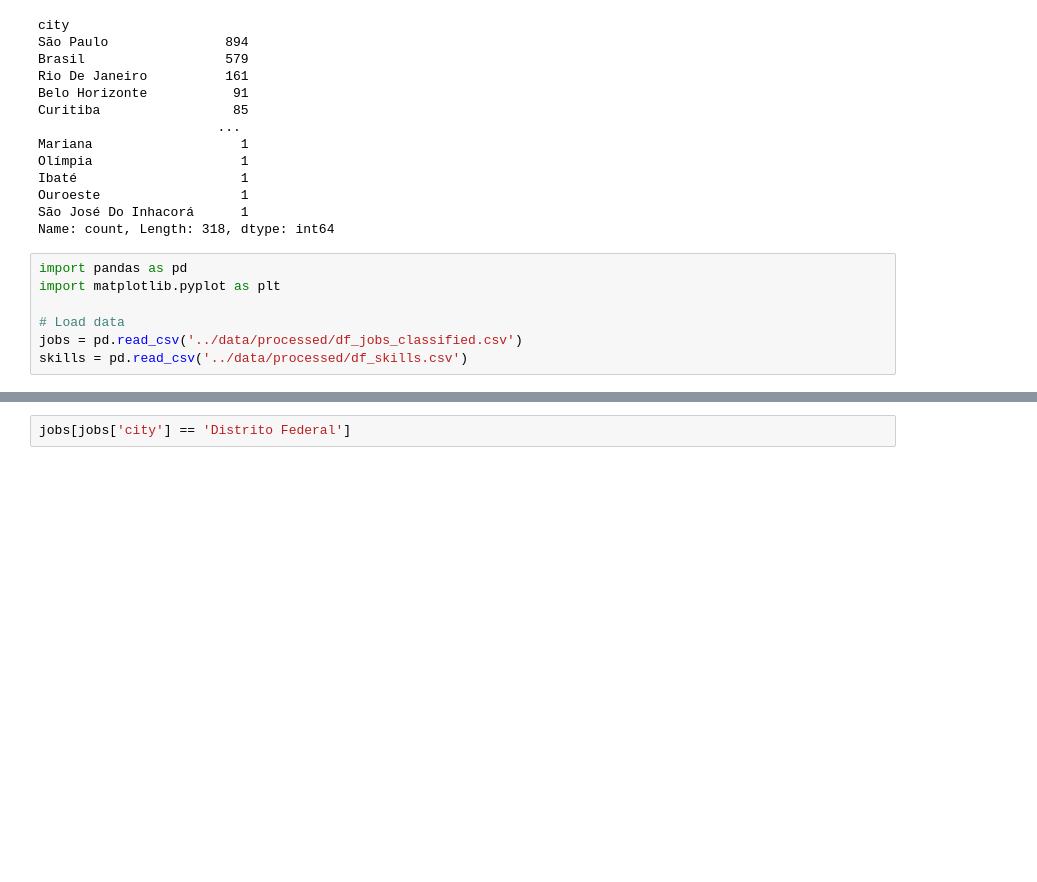
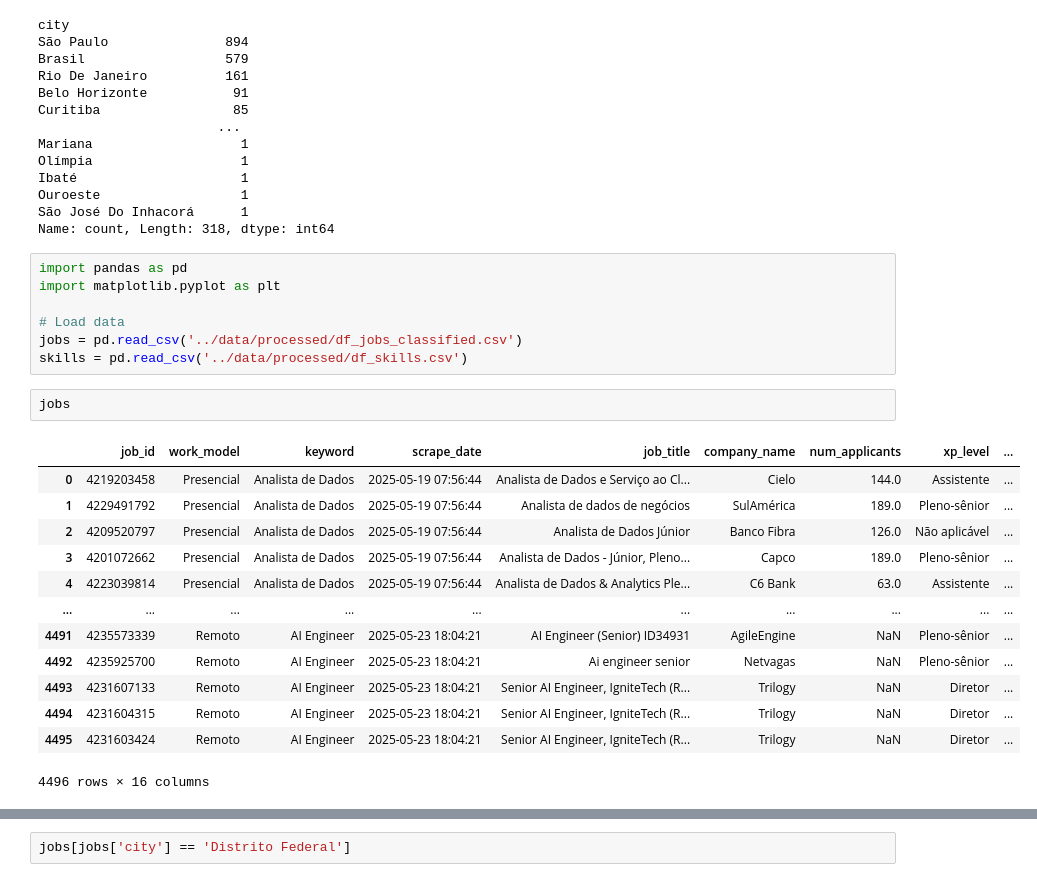
Before and after one commit to amaurineo/linkedin_jobs_analysis, a Jupyter notebook: notebooks/eda.ipynb, the cells around one changed output, grey strips where cells are left out. Drawn from its saved outputs; the diff is of its cells as text; blank space fills up the shorter version.

```diff
--- a/notebooks/eda.ipynb
+++ b/notebooks/eda.ipynb
@@ -70,3 +70,19 @@ import matplotlib.pyplot as plt
 # Load data
 jobs = pd.read_csv('../data/processed/df_jobs_classified.csv')
 skills = pd.read_csv('../data/processed/df_skills.csv')
+# %%
+jobs
+# %% [output]
+|  | job_id | work_model | keyword | scrape_date | job_title | company_name | num_applicants | xp_level | ... |
+| 0 | 4219203458 | Presencial | Analista de Dados | 2025-05-19 07:56:44 | Analista de Dados e Serviço ao Cl... | Cielo | 144.0 | Assistente | ... |
+| 1 | 4229491792 | Presencial | Analista de Dados | 2025-05-19 07:56:44 | Analista de dados de negócios | SulAmérica | 189.0 | Pleno-sênior | ... |
+| 2 | 4209520797 | Presencial | Analista de Dados | 2025-05-19 07:56:44 | Analista de Dados Júnior | Banco Fibra | 126.0 | Não aplicável | ... |
+| 3 | 4201072662 | Presencial | Analista de Dados | 2025-05-19 07:56:44 | Analista de Dados - Júnior, Pleno... | Capco | 189.0 | Pleno-sênior | ... |
+| 4 | 4223039814 | Presencial | Analista de Dados | 2025-05-19 07:56:44 | Analista de Dados & Analytics Ple... | C6 Bank | 63.0 | Assistente | ... |
+| ... | ... | ... | ... | ... | ... | ... | ... | ... | ... |
+| 4491 | 4235573339 | Remoto | AI Engineer | 2025-05-23 18:04:21 | AI Engineer (Senior) ID34931 | AgileEngine | NaN | Pleno-sênior | ... |
+| 4492 | 4235925700 | Remoto | AI Engineer | 2025-05-23 18:04:21 | Ai engineer senior | Netvagas | NaN | Pleno-sênior | ... |
+| 4493 | 4231607133 | Remoto | AI Engineer | 2025-05-23 18:04:21 | Senior AI Engineer, IgniteTech (R... | Trilogy | NaN | Diretor | ... |
+| 4494 | 4231604315 | Remoto | AI Engineer | 2025-05-23 18:04:21 | Senior AI Engineer, IgniteTech (R... | Trilogy | NaN | Diretor | ... |
+| 4495 | 4231603424 | Remoto | AI Engineer | 2025-05-23 18:04:21 | Senior AI Engineer, IgniteTech (R... | Trilogy | NaN | Diretor | ... |
+4496 rows × 16 columns
```
Also changed, not shown: parts of 4 cells of this notebook, 6 other files.
